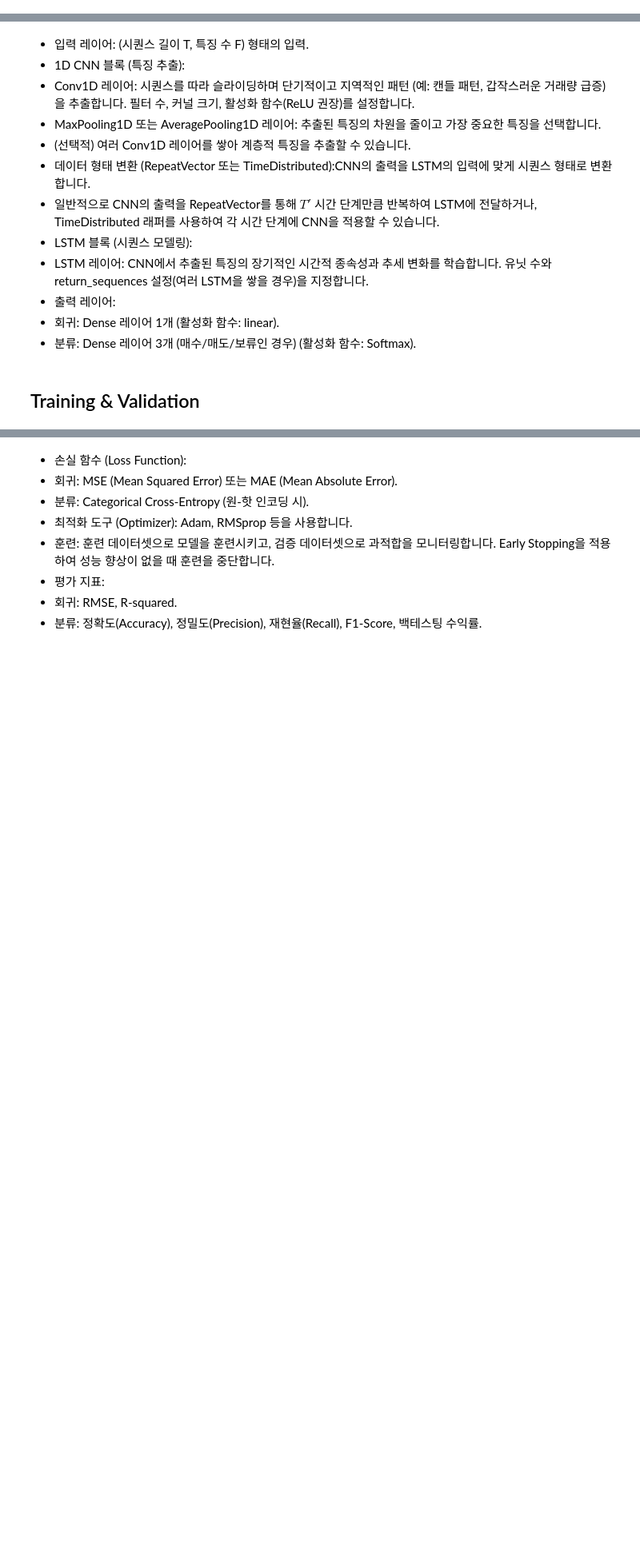
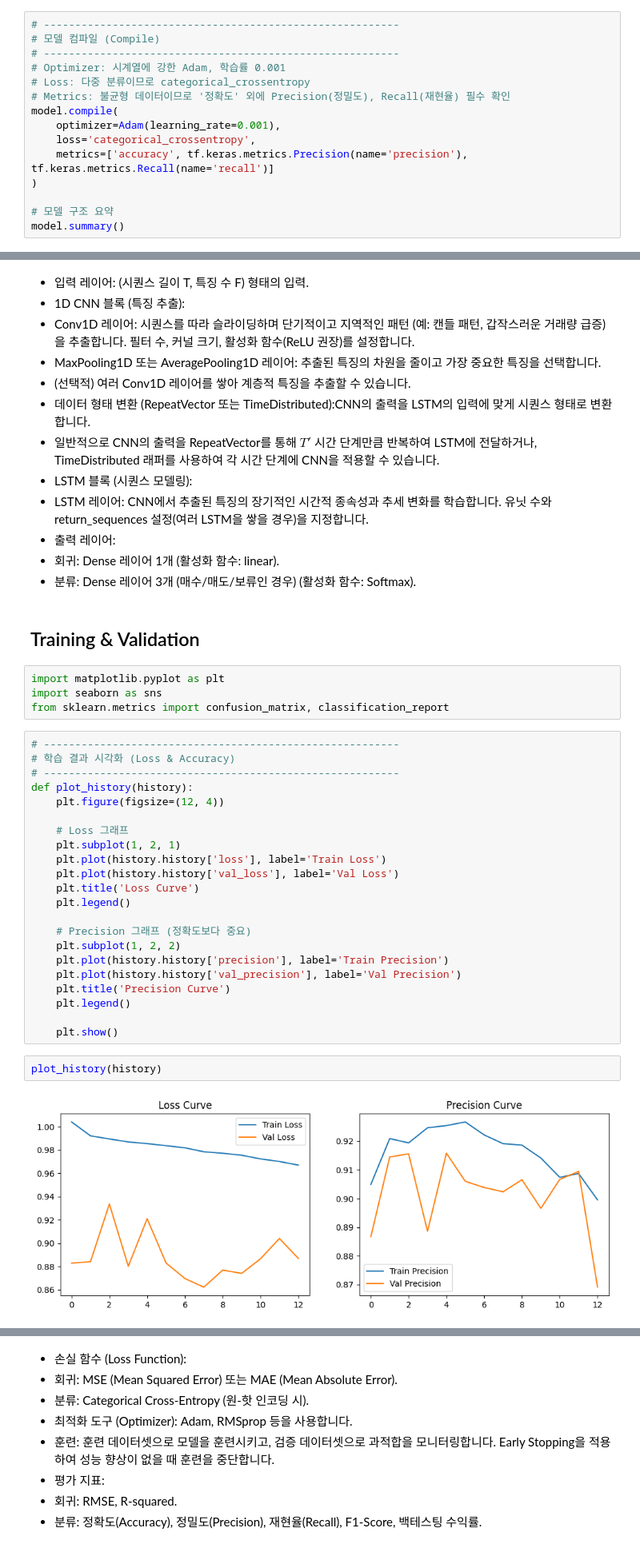
Before and after one commit to dongbin300/PyLab, a Jupyter notebook: Labs/Crypto/CNN-LSTM/CNN-LSTM1.ipynb, the cells around one changed output, grey strips where cells are left out. Shown: that part at 80% size. Saved outputs shown, nothing was run; the diff lists cells and outputs as text; blank space fills up the shorter version.

```diff
--- a/Labs/Crypto/CNN-LSTM/CNN-LSTM1.ipynb
+++ b/Labs/Crypto/CNN-LSTM/CNN-LSTM1.ipynb
@@ -219,0 +263,15 @@ Sell(2) 가중치: 3.9260 (데이터가 적으므로 높음)
+# %%
+# ---------------------------------------------------------
+# 모델 컴파일 (Compile)
+# ---------------------------------------------------------
+# Optimizer: 시계열에 강한 Adam, 학습률 0.001
+# Loss: 다중 분류이므로 categorical_crossentropy
+# Metrics: 불균형 데이터이므로 '정확도' 외에 Precision(정밀도), Recall(재현율) 필수 확인
+model.compile(
+    optimizer=Adam(learning_rate=0.001),
+    loss='categorical_crossentropy',
+    metrics=['accuracy', tf.keras.metrics.Precision(name='precision'), tf.keras.metrics.Recall(name='recall')]
+)
+
+# 모델 구조 요약
+model.summary()
@@ -232,3 +355,33 @@ Sell(2) 가중치: 3.9260 (데이터가 적으므로 높음)
 - 분류: Dense 레이어 3개 (매수/매도/보류인 경우) (활성화 함수: Softmax).
 # %% [markdown]
 ## Training & Validation
+# %%
+import matplotlib.pyplot as plt
+import seaborn as sns
+from sklearn.metrics import confusion_matrix, classification_report
+# %%
+# ---------------------------------------------------------
+# 학습 결과 시각화 (Loss & Accuracy)
+# ---------------------------------------------------------
+def plot_history(history):
+    plt.figure(figsize=(12, 4))
+
+    # Loss 그래프
+    plt.subplot(1, 2, 1)
+    plt.plot(history.history['loss'], label='Train Loss')
+    plt.plot(history.history['val_loss'], label='Val Loss')
+    plt.title('Loss Curve')
+    plt.legend()
+
+    # Precision 그래프 (정확도보다 중요)
+    plt.subplot(1, 2, 2)
+    plt.plot(history.history['precision'], label='Train Precision')
+    plt.plot(history.history['val_precision'], label='Val Precision')
+    plt.title('Precision Curve')
+    plt.legend()
+
+    plt.show()
+# %%
+plot_history(history)
+# %% [output]
+[figure, added]
```
Also changed, not shown: parts of 11 cells of this notebook, 1 other file.
